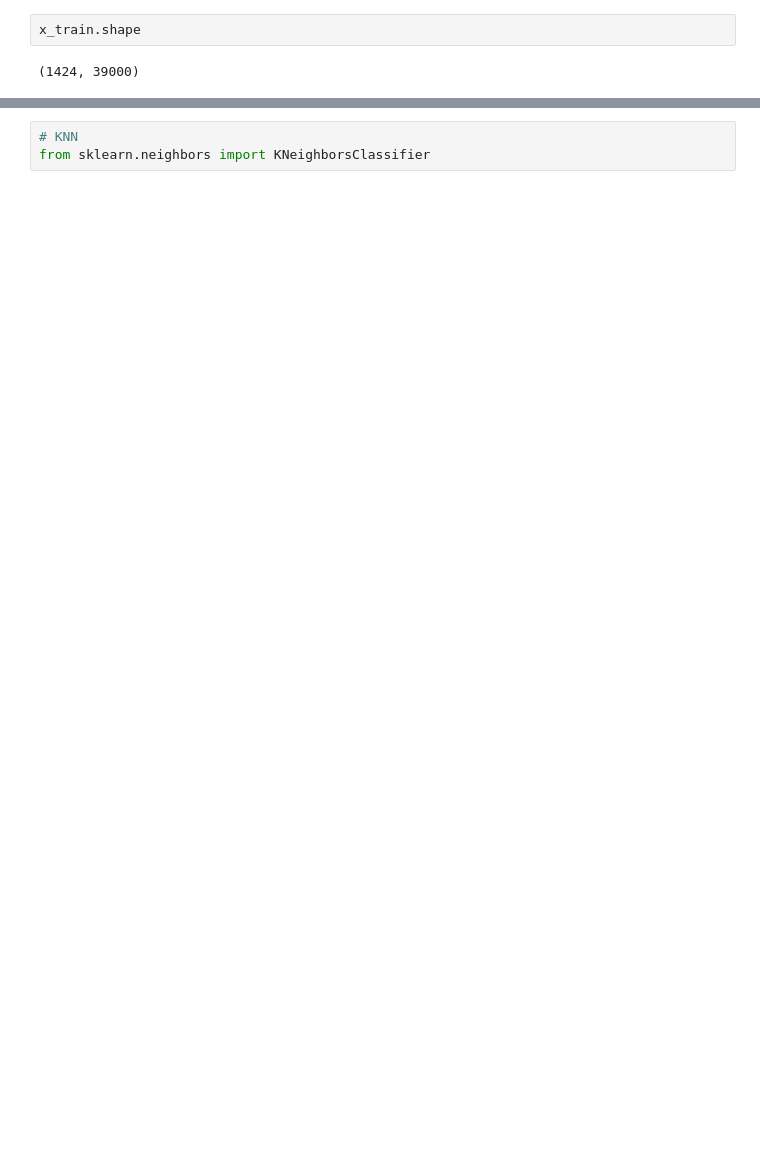
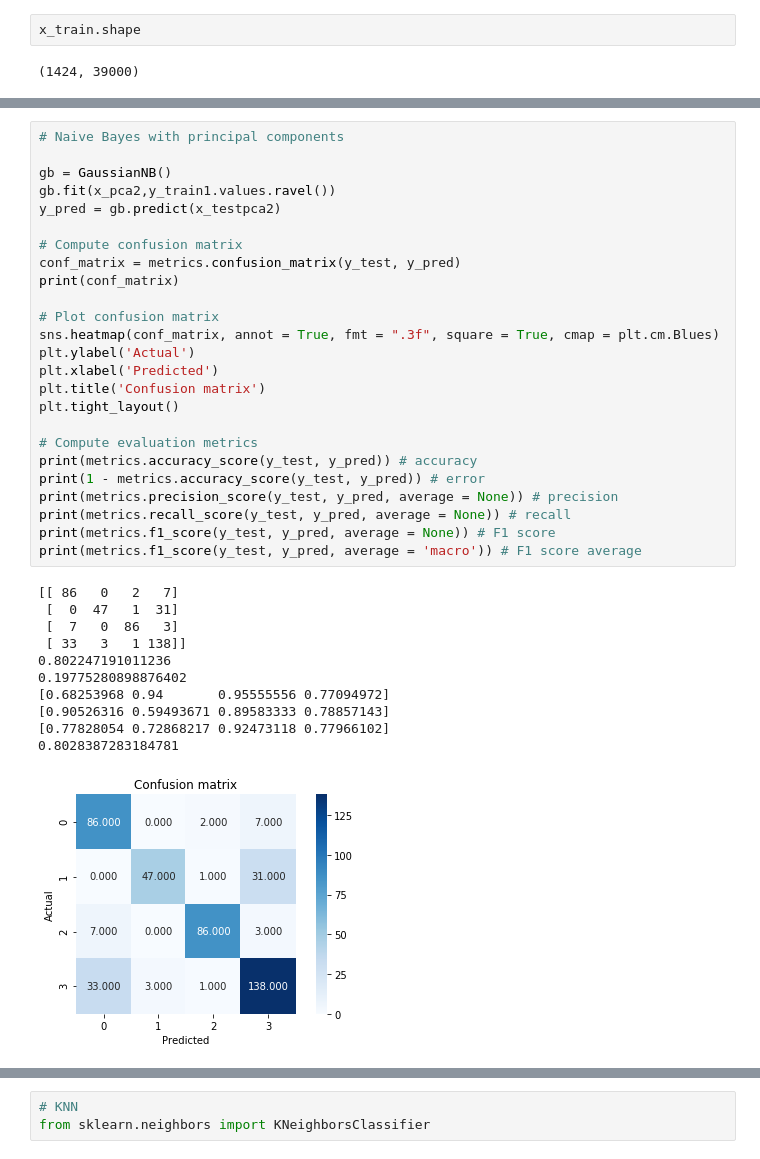
Before and after one commit to kalyankumarp/News_Articles_Categorisation, a Jupyter notebook: News_Articles.ipynb, the cells around one changed output, grey strips where cells are left out. Saved outputs shown, nothing was run; the diff lists cells and outputs as text; blank space fills up the shorter version.

```diff
--- a/News_Articles.ipynb
+++ b/News_Articles.ipynb
@@ -249,0 +579,37 @@ x_train.shape
+# %%
+# Naive Bayes with principal components
+
+gb = GaussianNB()
+gb.fit(x_pca2,y_train1.values.ravel())
+y_pred = gb.predict(x_testpca2)
+
+# Compute confusion matrix
+conf_matrix = metrics.confusion_matrix(y_test, y_pred)
+print(conf_matrix)
+
+# Plot confusion matrix
+sns.heatmap(conf_matrix, annot = True, fmt = ".3f", square = True, cmap = plt.cm.Blues)
+plt.ylabel('Actual')
+plt.xlabel('Predicted')
+plt.title('Confusion matrix')
+plt.tight_layout()
+
+# Compute evaluation metrics
+print(metrics.accuracy_score(y_test, y_pred)) # accuracy
+print(1 - metrics.accuracy_score(y_test, y_pred)) # error
+print(metrics.precision_score(y_test, y_pred, average = None)) # precision
+print(metrics.recall_score(y_test, y_pred, average = None)) # recall
+print(metrics.f1_score(y_test, y_pred, average = None)) # F1 score
+print(metrics.f1_score(y_test, y_pred, average = 'macro')) # F1 score average
+# %% [output]
+[[ 86   0   2   7]
+ [  0  47   1  31]
+ [  7   0  86   3]
+ [ 33   3   1 138]]
+0.802247191011236
+0.19775280898876402
+[0.68253968 0.94       0.95555556 0.77094972]
+[0.90526316 0.59493671 0.89583333 0.78857143]
+[0.77828054 0.72868217 0.92473118 0.77966102]
+0.8028387283184781
+[figure, added]
```
Also changed, not shown: parts of 46 cells of this notebook.
